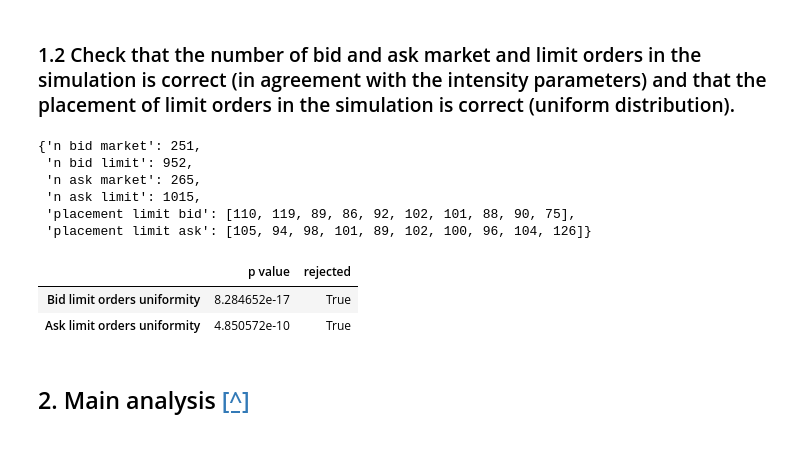
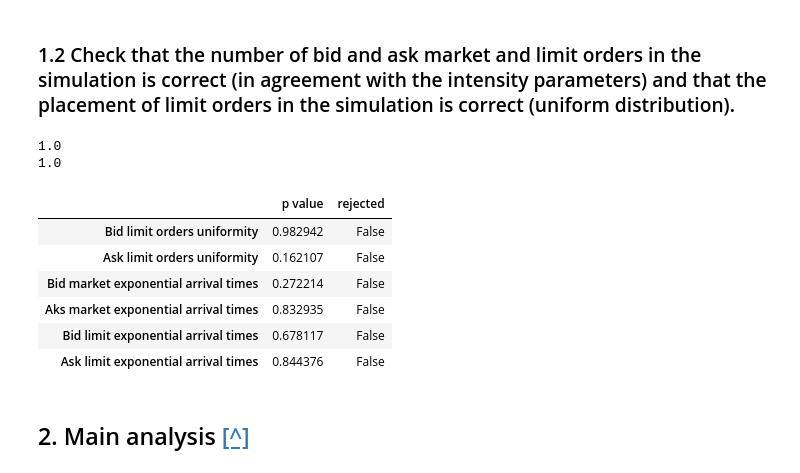
Before and after one commit to PierreArtigalaCS/DHF, a Jupyter notebook: DHF-LAB6-ARTIGALA-CHATAIGNAULT.ipynb, the cells around one changed output. Cells and saved outputs as stored; diff of their text form; code cells hidden in the pictures.

```diff
--- a/DHF-LAB6-ARTIGALA-CHATAIGNAULT.ipynb
+++ b/DHF-LAB6-ARTIGALA-CHATAIGNAULT.ipynb
@@ -162,18 +165,26 @@ def model_lob_temp(
     theta: float,
     X_0: np.array,
     T: float,
-    check:False
 ):
-    """Run a simulation of the LOB model."""
+    """
+    Run a simulation of the LOB model.
+    Records the distribution of arrival times and
+    """
     # Initialization
-    t = 0
+    t = 0.
+    t_last_market_bid = 0.
+    t_last_market_ask = 0.
+    t_last_limit_ask = 0.
+    t_last_limit_bid = 0.
     X = X_0.copy()
-    stats = {"n bid market":0,
-             "n bid limit":0,
-             "n ask market":0,
-             "n ask limit":0,
+    stats = {
              "placement limit bid":[0]*K,
-             "placement limit ask":[0]*K}
+             "placement limit ask":[0]*K,
+             "times arrival market bid":[],
+             "times arrival market ask":[],
+             "times arrival limit bid":[],
+             "times arrival limit ask":[],
+             }
     # Matrix in which the LOB history will be saved
     data = [X_0]
     l_delta = [0]
@@ -201,27 +212,31 @@ def model_lob_temp(
         if next_event == 0:
             # Process a bid market order
             X[p_bid] +=1
-            stats["n bid market"] += 1
+            stats["times arrival market bid"]+=[t+delta-t_last_market_bid]
+            t_last_market_bid = t+delta
         elif next_event == 1:
             # Process an ask market order
             X[p_ask] -=1
-            stats["n ask market"] += 1
+            stats["times arrival market ask"]+=[t+delta-t_last_market_ask]
+            t_last_market_ask = t+delta
         elif next_event == 2:
             # Process a bid limit order
             # Choose a price in B with uniform distribution
             p_event = np.random.choice(id_B)
             # Add a bid limit order at this price
             X[p_event] -= 1
-            stats["n bid limit"] += 1
             stats["placement limit bid"][p_event-p_ask+K] += 1
+            stats["times arrival limit bid"]+=[t+delta-t_last_limit_bid]
+            t_last_limit_bid = t+delta
         elif next_event == 3:
             # Process an ask limit order
             # Choose a price in A with uniform distribution
             p_event = np.random.choice(id_A)
             # Add an ask limit order at this price
             X[p_event] += 1
-            stats["n ask limit"] += 1
             stats["placement limit ask"][p_event-p_bid-1] += 1
+            stats["times arrival limit ask"]+=[t+delta-t_last_limit_ask]
+            t_last_limit_ask = t+delta
         elif next_event == 4:
             # Process a bid cancellation
             # Choose an order to be cancelled with probability proportional to the coordinates of B
@@ -245,9 +260,7 @@ def model_lob_temp(
     df = pd.DataFrame(data=data, index=l_delta)
     # Save the dataframe
     df.to_csv("results_lob.csv", index=True)
-    if check:
-        return df, stats
-    return df
+    return df, stats
 
 def load_results():
     """Load the .csv file."""
@@ -262,7 +275,6 @@ df, stats = model_lob_temp(
     theta=theta,
     X_0=X_0,
     T=T,
-    check=True
 )
 # %%
 def KS_test_discrete_uniform(dist:list, K:int):
@@ -297,23 +339,20 @@ def verify_stats(stats:dict, T:int, K:int, conf:float):
         }
     res["rejected"] = res["p value"] < conf
     return res
-# %%
-stats
-# %% [output]
-{'n bid market': 251,
- 'n bid limit': 952,
- 'n ask market': 265,
- 'n ask limit': 1015,
- 'placement limit bid': [110, 119, 89, 86, 92, 102, 101, 88, 90, 75],
- 'placement limit ask': [105, 94, 98, 101, 89, 102, 100, 96, 104, 126]}
 # %%
 conf = 0.05
 
-verify_stats(stats, T, K, conf)
+verify_stats(stats, T, K, lambd, mu, conf)
 # %% [output]
+1.0
+1.0
 |  | p value | rejected |
-| Bid limit orders uniformity | 8.284652e-17 | True |
-| Ask limit orders uniformity | 4.850572e-10 | True |
+| Bid limit orders uniformity | 0.982942 | False |
+| Ask limit orders uniformity | 0.162107 | False |
+| Bid market exponential arrival times | 0.272214 | False |
+| Aks market exponential arrival times | 0.832935 | False |
+| Bid limit exponential arrival times | 0.678117 | False |
+| Ask limit exponential arrival times | 0.844376 | False |
 # %% [markdown]
 <a id='q2'></a>
 
```
Also changed, not shown: parts of 6 cells of this notebook.
